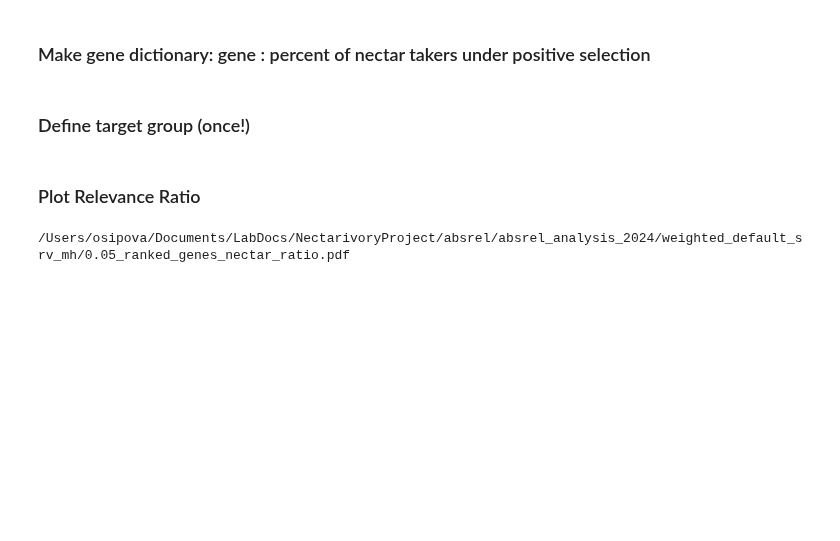
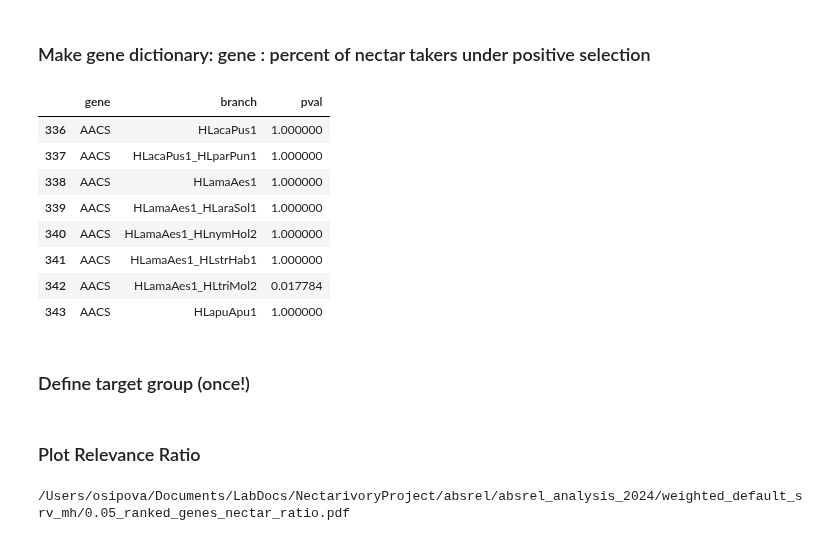
Before and after one commit to osipovarev/absrel, a Jupyter notebook: absrel_analysis.ipynb, the cells around one changed output. Drawn from its saved outputs; the diff is of its cells as text; code cells hidden in the pictures; blank space fills up the shorter version.

```diff
--- a/absrel_analysis.ipynb
+++ b/absrel_analysis.ipynb
@@ -91,3 +126,15 @@ gene_dict = dict(tuple(df))
+# %%
+gene_dict['AACS'].head(8)
+# %% [output]
+|  | gene | branch | pval |
+| 336 | AACS | HLacaPus1 | 1.000000 |
+| 337 | AACS | HLacaPus1_HLparPun1 | 1.000000 |
+| 338 | AACS | HLamaAes1 | 1.000000 |
+| 339 | AACS | HLamaAes1_HLaraSol1 | 1.000000 |
+| 340 | AACS | HLamaAes1_HLnymHol2 | 1.000000 |
+| 341 | AACS | HLamaAes1_HLstrHab1 | 1.000000 |
+| 342 | AACS | HLamaAes1_HLtriMol2 | 0.017784 |
+| 343 | AACS | HLapuApu1 | 1.000000 |
 # %%
 def calc_target_ratio(target, target_clades):
     ## Takes target name and list of terget branches;
```
Also changed, not shown: parts of 5 cells of this notebook, 1 other file.
